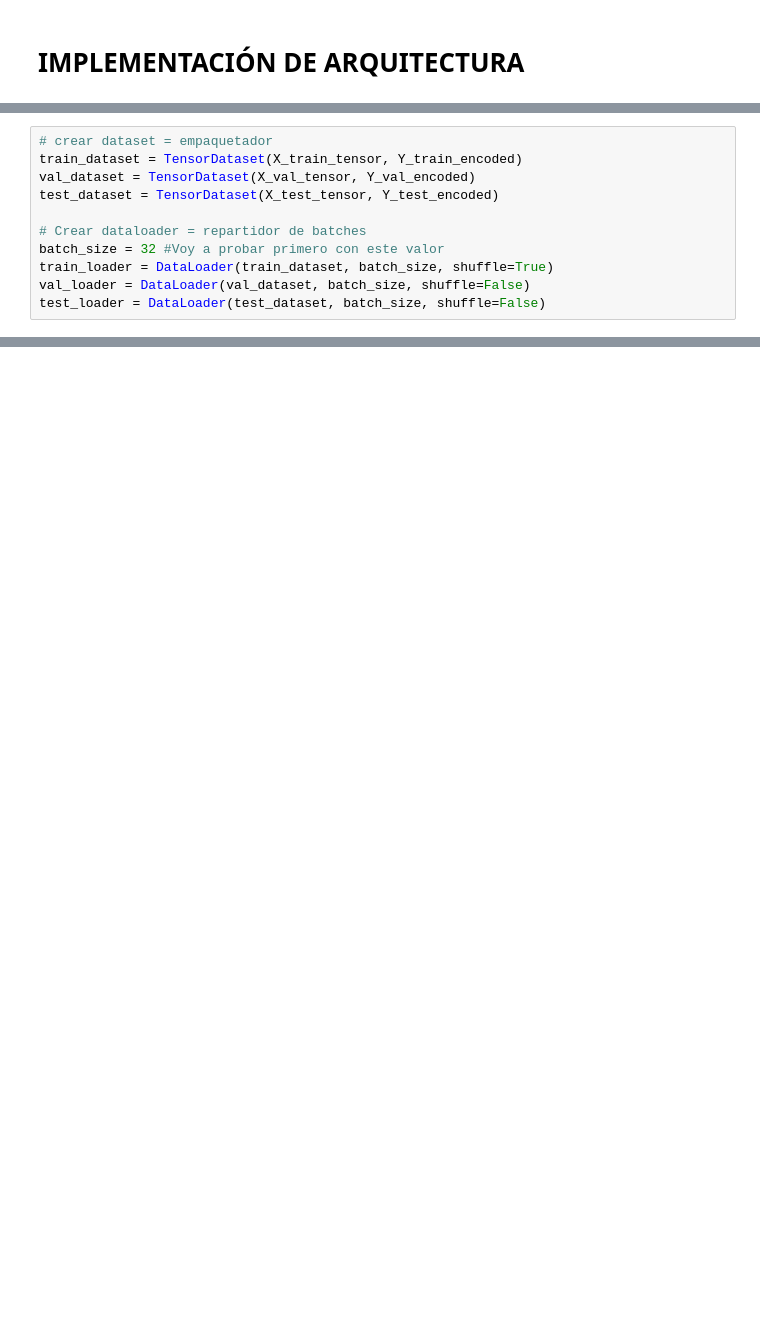
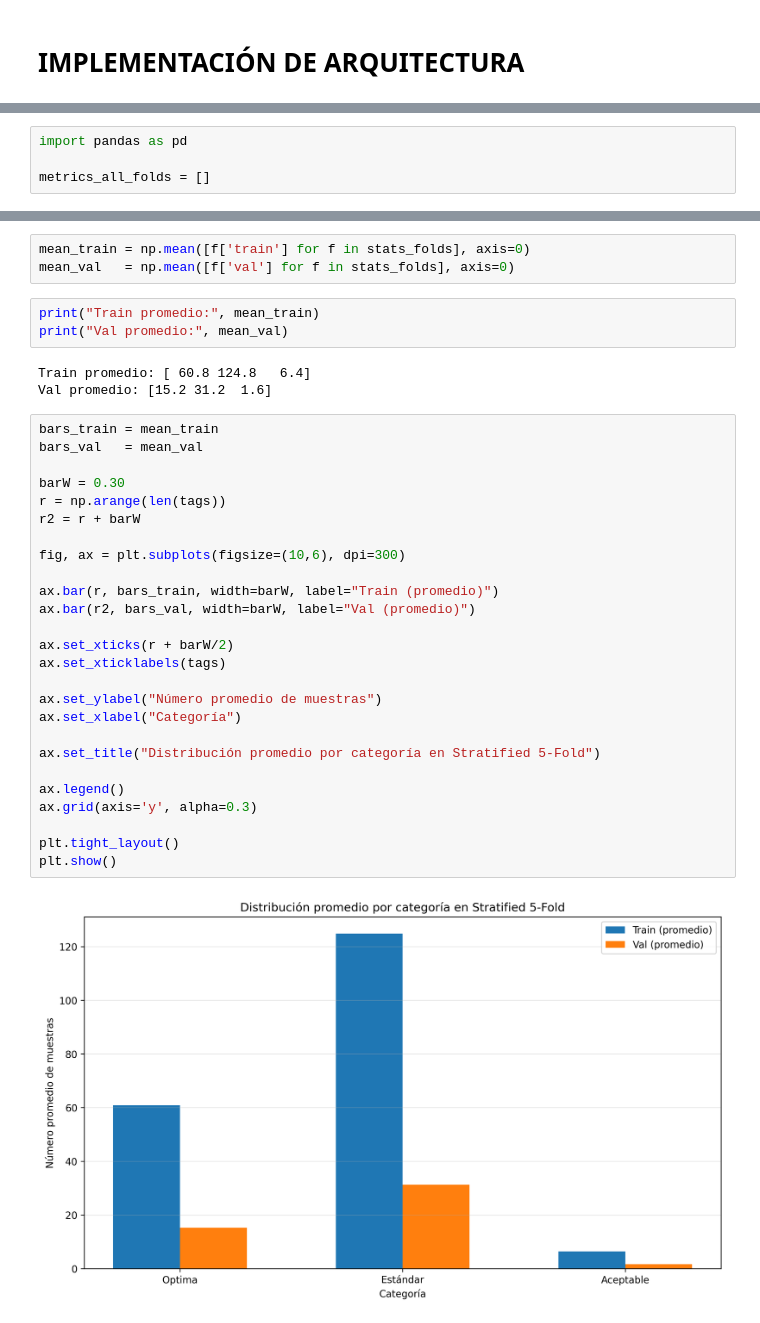
Before and after one commit to VivianaPM/DL-VisNIR-QualityClassifier, a Jupyter notebook: apple/modelApple.ipynb, the cells around one changed output, grey strips where cells are left out. Cells and saved outputs as stored; diff of their text form; blank space fills up the shorter version.

```diff
--- a/apple/modelApple.ipynb
+++ b/apple/modelApple.ipynb
@@ -385,11 +200,0 @@ Y_test_encoded = torch.LongTensor(label_encoder.transform(Y_test))
-# %%
-# crear dataset = empaquetador
-train_dataset = TensorDataset(X_train_tensor, Y_train_encoded)
-val_dataset = TensorDataset(X_val_tensor, Y_val_encoded)
-test_dataset = TensorDataset(X_test_tensor, Y_test_encoded)
-
-# Crear dataloader = repartidor de batches
-batch_size = 32 #Voy a probar primero con este valor
-train_loader = DataLoader(train_dataset, batch_size, shuffle=True)
-val_loader = DataLoader(val_dataset, batch_size, shuffle=False)
-test_loader = DataLoader(test_dataset, batch_size, shuffle=False)
@@ -395,0 +324,4 @@ test_loader = DataLoader(test_dataset, batch_size, shuffle=False)
+# %%
+import pandas as pd
+
+metrics_all_folds = []
@@ -395,0 +499,37 @@ test_loader = DataLoader(test_dataset, batch_size, shuffle=False)
+# %%
+mean_train = np.mean([f['train'] for f in stats_folds], axis=0)
+mean_val   = np.mean([f['val'] for f in stats_folds], axis=0)
+# %%
+print("Train promedio:", mean_train)
+print("Val promedio:", mean_val)
+# %% [output]
+Train promedio: [ 60.8 124.8   6.4]
+Val promedio: [15.2 31.2  1.6]
+# %%
+bars_train = mean_train
+bars_val   = mean_val
+
+barW = 0.30
+r = np.arange(len(tags))
+r2 = r + barW
+
+fig, ax = plt.subplots(figsize=(10,6), dpi=300)
+
+ax.bar(r, bars_train, width=barW, label="Train (promedio)")
+ax.bar(r2, bars_val, width=barW, label="Val (promedio)")
+
+ax.set_xticks(r + barW/2)
+ax.set_xticklabels(tags)
+
+ax.set_ylabel("Número promedio de muestras")
+ax.set_xlabel("Categoría")
+
+ax.set_title("Distribución promedio por categoría en Stratified 5-Fold")
+
+ax.legend()
+ax.grid(axis='y', alpha=0.3)
+
+plt.tight_layout()
+plt.show()
+# %% [output]
+[figure, added]
```
Also changed, not shown: parts of 33 cells of this notebook.
